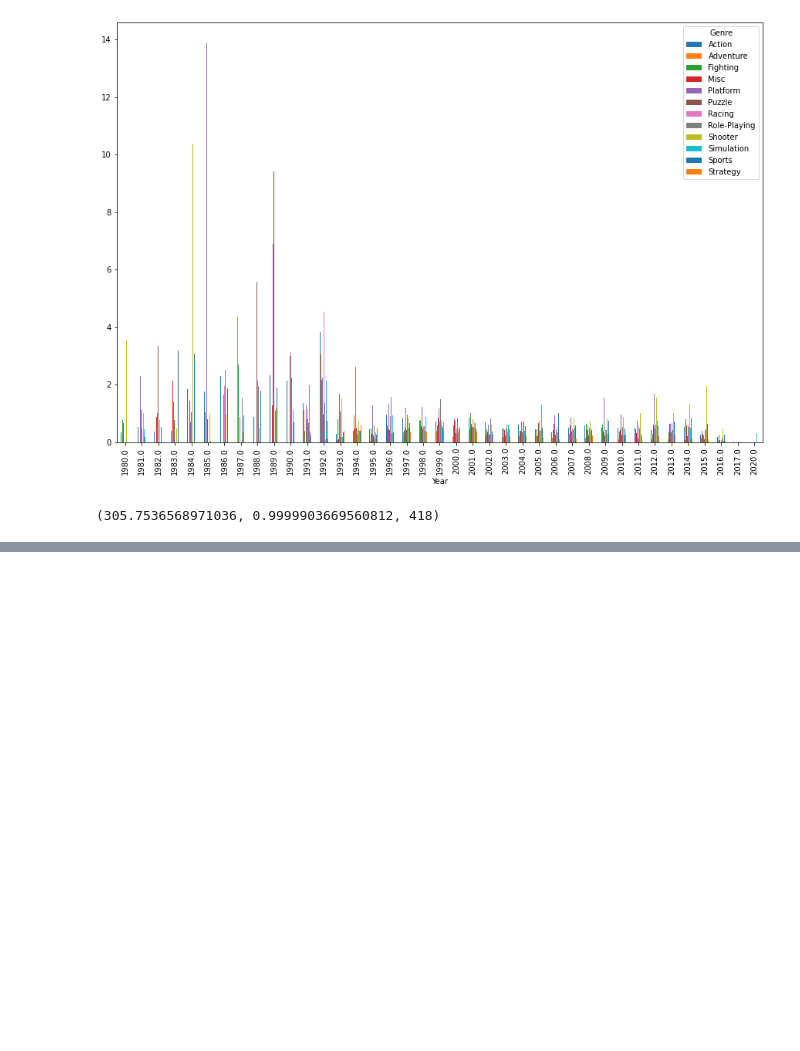
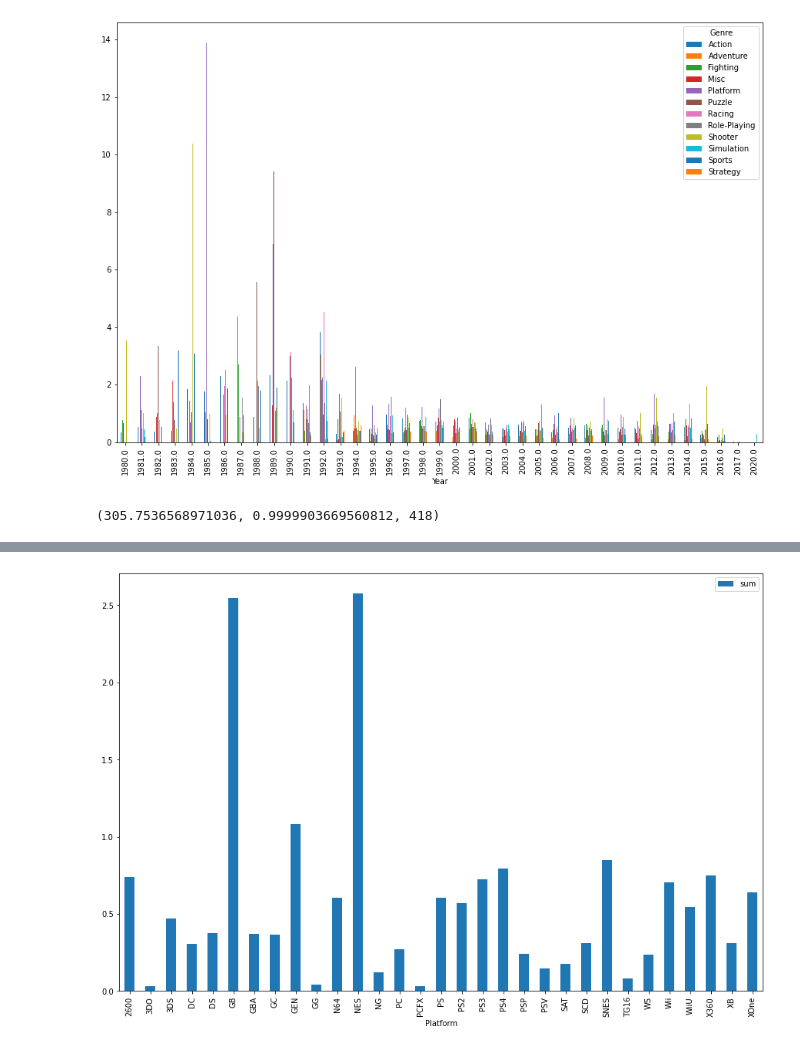
Before and after one commit to nojihun/save, a Jupyter notebook: AI_05_노지훈_section1.ipynb, the cells around one changed output, grey strips where cells are left out. Saved outputs shown, nothing was run; the diff lists cells and outputs as text; code cells hidden in the pictures; blank space fills up the shorter version.

```diff
--- a/AI_05_노지훈_section1.ipynb
+++ b/AI_05_노지훈_section1.ipynb
@@ -191,0 +241,3 @@ chi, p, n
+# %%
+df3= pd.DataFrame(df.groupby(['Platform'])[['NA_Sales','EU_Sales', 'JP_Sales', 'Other_Sales']].mean())
+df3
@@ -191,0 +263,9 @@ chi, p, n
+# %%
+header = list(df3.columns.values)
+df3["sum"] = df3[['NA_Sales','EU_Sales', 'JP_Sales', 'Other_Sales']].sum(axis = 1)
+df3= df3.reset_index()
+
+df3.plot(x= 'Platform', y='sum', kind="bar",figsize=(15,10))
+plt.show()
+# %% [output]
+[figure, added]
```
Also changed, not shown: parts of 17 cells of this notebook.
